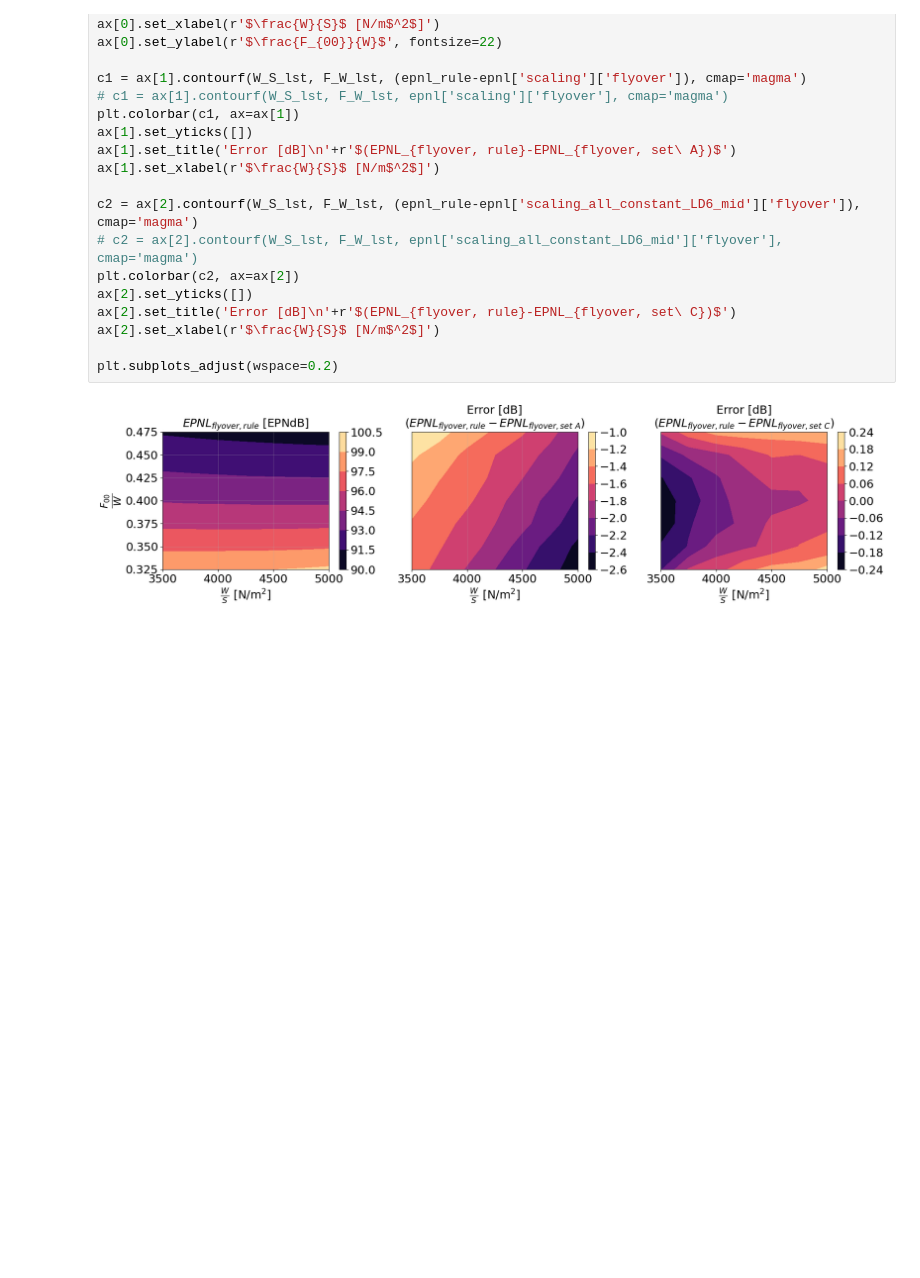
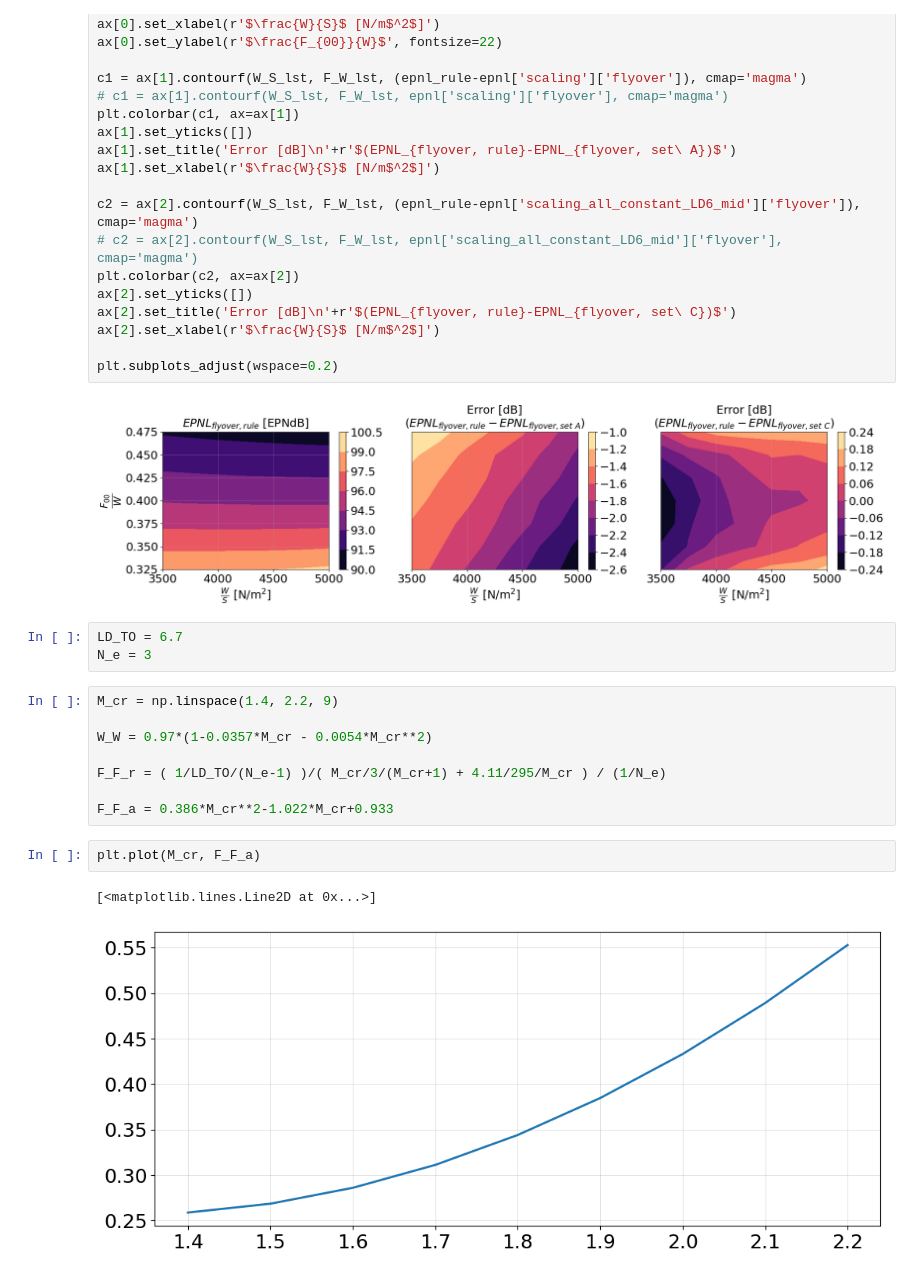
Before and after one commit to MIT-LAE/pyNA, a Jupyter notebook: pyNA/run/Scaling sweep.ipynb, the cells around one changed output. Cells and saved outputs as stored; diff of their text form; blank space fills up the shorter version.

```diff
--- a/pyNA/run/Scaling sweep.ipynb
+++ b/pyNA/run/Scaling sweep.ipynb
@@ -677,3 +677,19 @@ ax[2].set_xlabel(r'$\frac{W}{S}$ [N/m$^2$]')
 plt.subplots_adjust(wspace=0.2)
 # %% [output]
 [figure]
+# %%
+LD_TO = 6.7
+N_e = 3
+# %%
+M_cr = np.linspace(1.4, 2.2, 9)
+
+W_W = 0.97*(1-0.0357*M_cr - 0.0054*M_cr**2)
+
+F_F_r = ( 1/LD_TO/(N_e-1) )/( M_cr/3/(M_cr+1) + 4.11/295/M_cr ) / (1/N_e)
+
+F_F_a = 0.386*M_cr**2-1.022*M_cr+0.933
+# %%
+plt.plot(M_cr, F_F_a)
+# %% [output]
+[<matplotlib.lines.Line2D at 0x...>]
+[figure, added]
```
Also changed, not shown: 3 other files.
